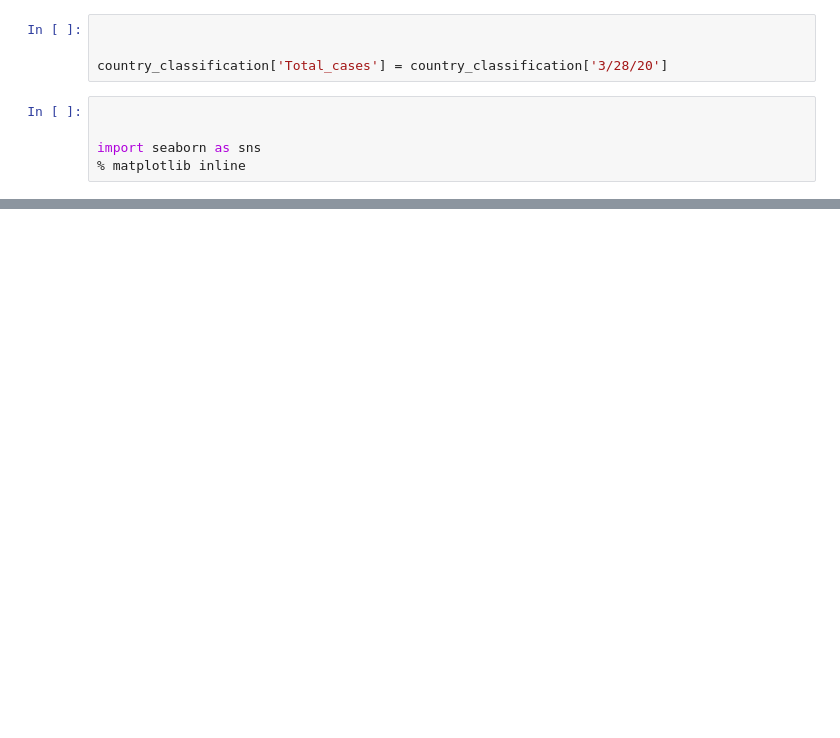
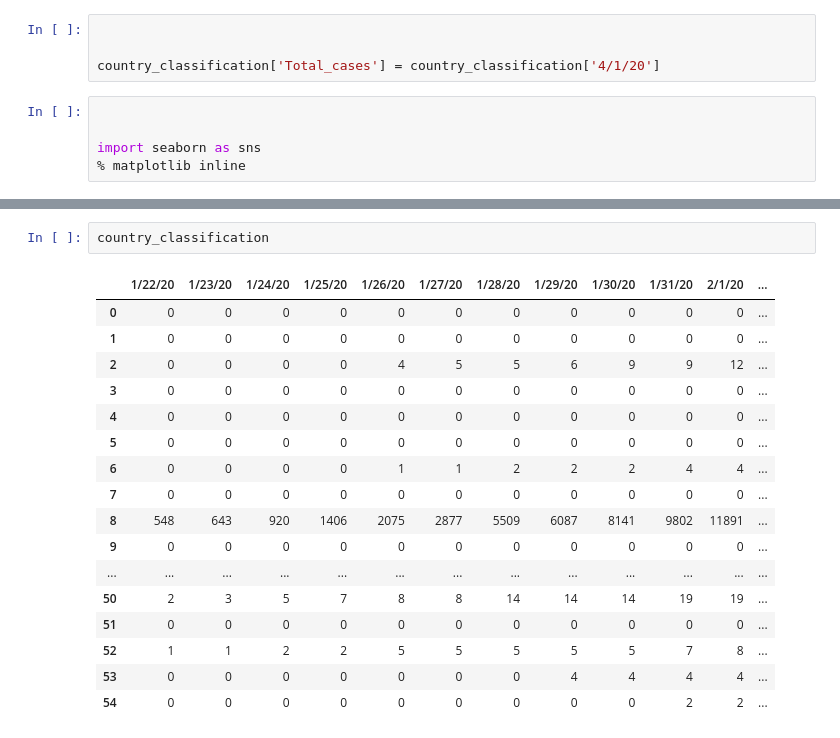
Before and after one commit to IshantWadhwa4/COVID-19-EDA, a Jupyter notebook: covid19_Classification_by_Country.ipynb, the cells around one changed output, grey strips where cells are left out. Cells and saved outputs as stored; diff of their text form; blank space fills up the shorter version.

```diff
--- a/covid19_Classification_by_Country.ipynb
+++ b/covid19_Classification_by_Country.ipynb
@@ -99,7 +115,7 @@ country_classification['labels'] = labels
 # %%
 
 
-country_classification['Total_cases'] = country_classification['3/28/20']
+country_classification['Total_cases'] = country_classification['4/1/20']
 # %%
 
 
@@ -111,3 +127,23 @@ fig = px.histogram(country_classification, x="Country", color="labels",y="Total_
 fig.show()
 # %% [output]
 [interactive output not drawn]
+# %%
+country_classification
+# %% [output]
+|  | 1/22/20 | 1/23/20 | 1/24/20 | 1/25/20 | 1/26/20 | 1/27/20 | 1/28/20 | 1/29/20 | 1/30/20 | 1/31/20 | 2/1/20 | ... |
+| 0 | 0 | 0 | 0 | 0 | 0 | 0 | 0 | 0 | 0 | 0 | 0 | ... |
+| 1 | 0 | 0 | 0 | 0 | 0 | 0 | 0 | 0 | 0 | 0 | 0 | ... |
+| 2 | 0 | 0 | 0 | 0 | 4 | 5 | 5 | 6 | 9 | 9 | 12 | ... |
+| 3 | 0 | 0 | 0 | 0 | 0 | 0 | 0 | 0 | 0 | 0 | 0 | ... |
+| 4 | 0 | 0 | 0 | 0 | 0 | 0 | 0 | 0 | 0 | 0 | 0 | ... |
+| 5 | 0 | 0 | 0 | 0 | 0 | 0 | 0 | 0 | 0 | 0 | 0 | ... |
+| 6 | 0 | 0 | 0 | 0 | 1 | 1 | 2 | 2 | 2 | 4 | 4 | ... |
+| 7 | 0 | 0 | 0 | 0 | 0 | 0 | 0 | 0 | 0 | 0 | 0 | ... |
+| 8 | 548 | 643 | 920 | 1406 | 2075 | 2877 | 5509 | 6087 | 8141 | 9802 | 11891 | ... |
+| 9 | 0 | 0 | 0 | 0 | 0 | 0 | 0 | 0 | 0 | 0 | 0 | ... |
+| ... | ... | ... | ... | ... | ... | ... | ... | ... | ... | ... | ... | ... |
+| 50 | 2 | 3 | 5 | 7 | 8 | 8 | 14 | 14 | 14 | 19 | 19 | ... |
+| 51 | 0 | 0 | 0 | 0 | 0 | 0 | 0 | 0 | 0 | 0 | 0 | ... |
+| 52 | 1 | 1 | 2 | 2 | 5 | 5 | 5 | 5 | 5 | 7 | 8 | ... |
+| 53 | 0 | 0 | 0 | 0 | 0 | 0 | 0 | 4 | 4 | 4 | 4 | ... |
+| 54 | 0 | 0 | 0 | 0 | 0 | 0 | 0 | 0 | 0 | 2 | 2 | ... |
```
Also changed, not shown: parts of 4 cells of this notebook.
